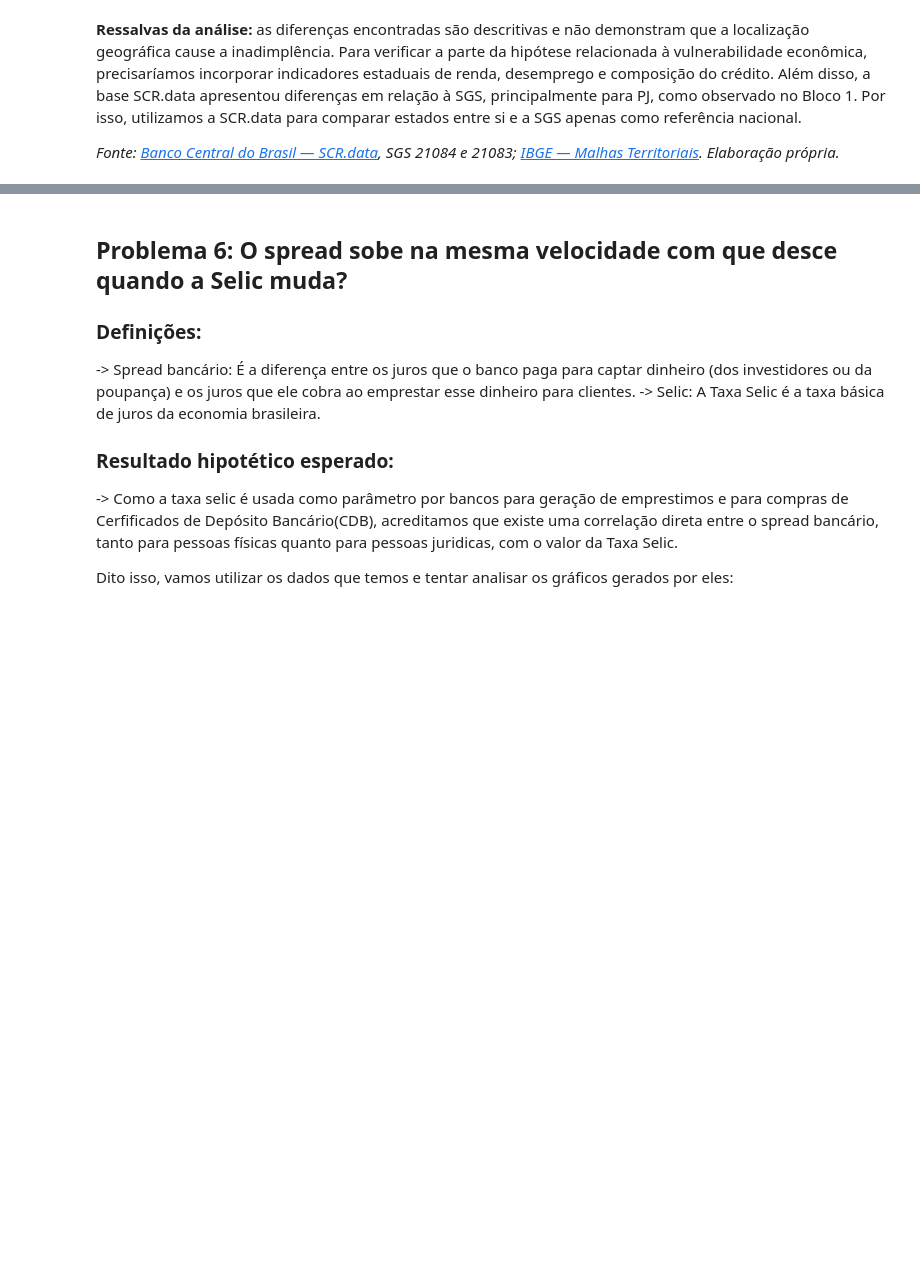
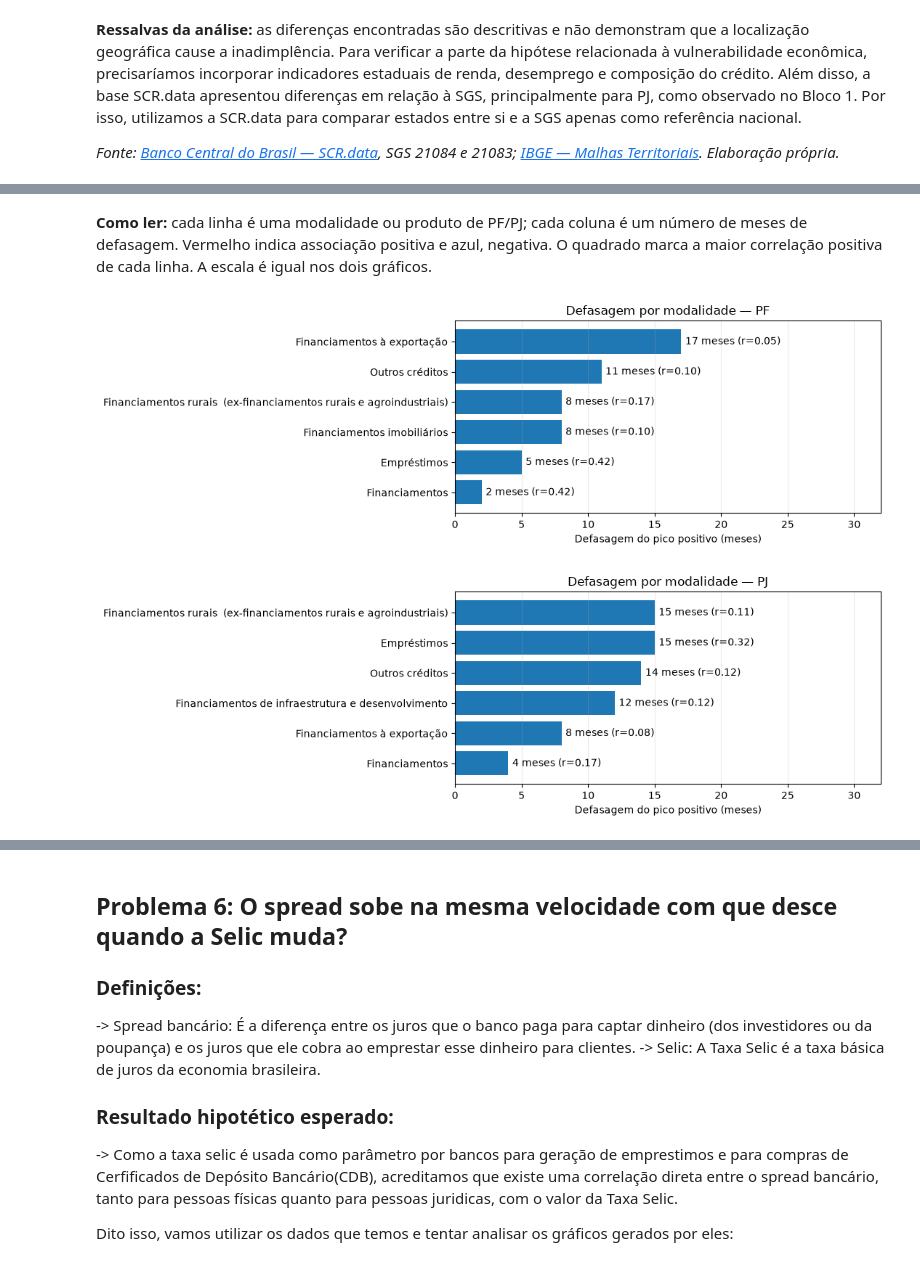
Before and after one commit to JoaoVitor2108/Projeto-AEDV, a Jupyter notebook: analise.ipynb, the cells around one changed output, grey strips where cells are left out. Drawn from its saved outputs; the diff is of its cells as text; code cells hidden in the pictures; blank space fills up the shorter version.

```diff
--- a/analise.ipynb
+++ b/analise.ipynb
@@ -1831,0 +2056,22 @@ As taxas estaduais observadas não foram iguais.
+# %% [markdown]
+**Como ler:** cada linha é uma modalidade ou produto de PF/PJ; cada coluna é um número de meses de defasagem. Vermelho indica associação positiva e azul, negativa. O quadrado marca a maior correlação positiva de cada linha. A escala é igual nos dois gráficos.
+# %%
+for cliente in ["PF", "PJ"]:
+    dados = picos_modal_q5.loc[picos_modal_q5.index.str.startswith(cliente + " — ")].dropna()
+    dados = dados.sort_values("Defasagem (meses)")
+    if dados.empty:
+        continue
+    fig, ax = plt.subplots(figsize=(11, max(3, 0.6 * len(dados))))
+    nomes = dados.index.str.replace(cliente + " — ", "", regex=False)
+    barras = ax.barh(nomes, dados["Defasagem (meses)"])
+    ax.bar_label(barras, labels=[f"{int(k)} meses (r={r:.2f})" for k, r in
+                                  dados[["Defasagem (meses)", "Correlação"]].to_numpy()], padding=4)
+    ax.set_xlim(0, max_lag_q5 + 8)
+    ax.set_xlabel("Defasagem do pico positivo (meses)")
+    ax.set_title(f"Defasagem por modalidade — {cliente}")
+    ax.grid(axis="x", alpha=0.25)
+    plt.tight_layout()
+    plt.show()
+# %% [output]
+[figure, added]
+[figure, added]
```
Also changed, not shown: parts of 18 cells of this notebook.
